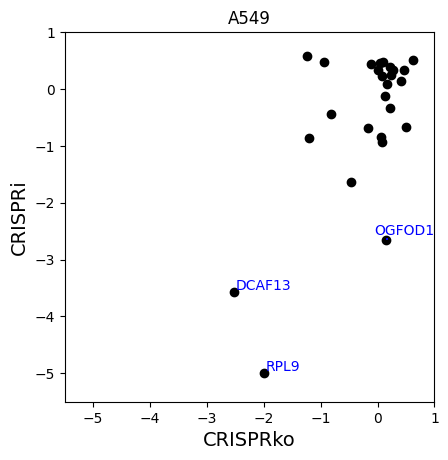
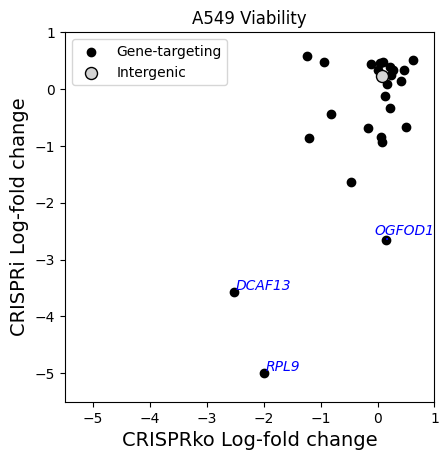
The change to this notebook cell's code, shown as a diff; its figure went from the first image to the second:
--- before
+++ after
@@ -1,4 +1,4 @@
-plt.scatter(data=gene_lfcs_wide,x="CRISPRko A549", y="CRISPRi A549",c="black")
-plt.title("A549")
+plt.scatter(data=gene_lfcs_wide,x="CRISPRko A549", y="CRISPRi A549",c="black",label="Gene-targeting")
+plt.title("A549 Viability")
 plt.xlabel("CRISPRko",fontsize=14)
 plt.ylabel("CRISPRi",fontsize=14)
@@ -13,5 +13,13 @@
 for i, txt in enumerate(gene_lfcs_wide["Target Gene Symbol"].tolist()):
     if xvals[i]<-2 or yvals[i]<-2:
-        texts.append(plt.text(xvals[i], yvals[i], txt, color="blue"))
+        texts.append(plt.text(xvals[i], yvals[i], txt, color="blue",fontstyle="italic"))
 adjust_text(texts, arrowprops=dict(arrowstyle='->', color="blue"))
+
+#plot negative controls
+intergenic_data=gene_lfcs_wide[gene_lfcs_wide["Target Gene Symbol"]=="(INTERGENIC CONTROL)"]
+plt.scatter(data=intergenic_data,x="CRISPRko A549", y="CRISPRi A549",c="lightgrey",edgecolors="black",s=75,label="Intergenic")
+plt.legend()
+plt.xlabel("CRISPRko Log-fold change")
+plt.ylabel("CRISPRi Log-fold change")
 plt.savefig("../figures/A549_Day14_logfoldchangefrompDNA_averagepertarget.pdf",dpi=600)
+

Commit: Add files via upload